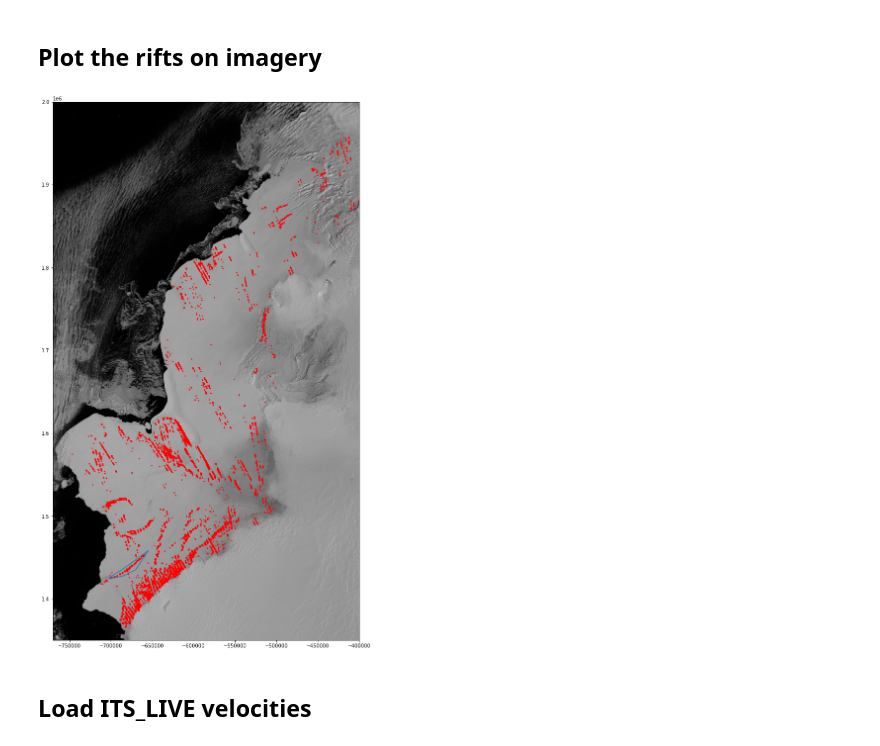
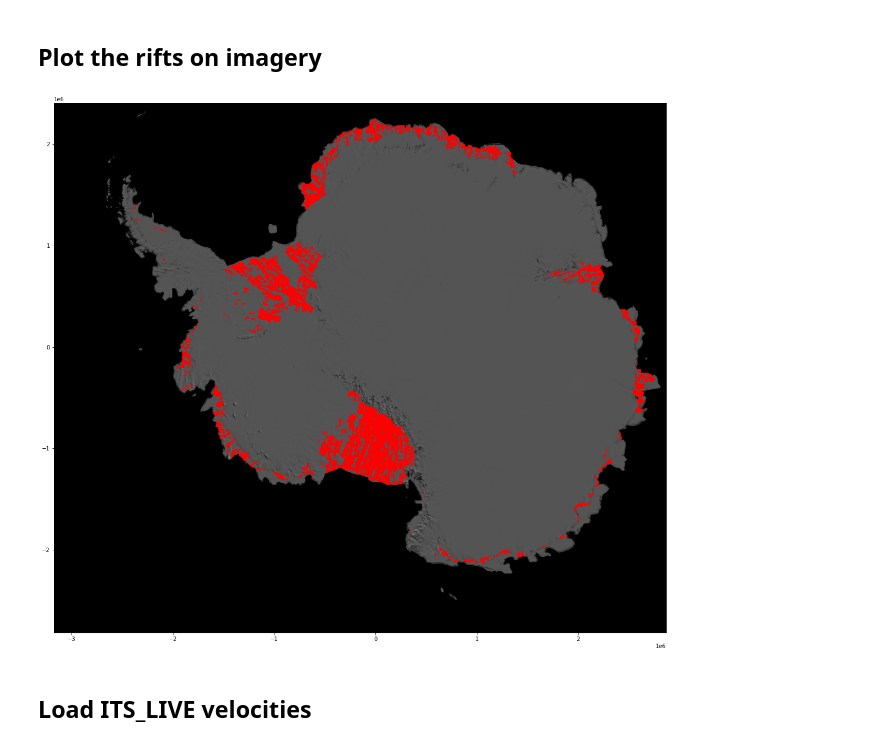
Before and after one commit to bradlipovsky/antarctic-rift-catalog, a Jupyter notebook: analyze_rift_measurements.ipynb, the cells around one changed output. Cells and saved outputs as stored; diff of their text form; code cells hidden in the pictures.

```diff
--- a/analyze_rift_measurements.ipynb
+++ b/analyze_rift_measurements.ipynb
@@ -1,54 +1,43 @@
 # %% [markdown]
 ## Plot the rifts on imagery
 # %%
-import cartopy
-import cartopy.crs as ccrs
 import matplotlib.pyplot as plt
 %matplotlib inline
-import pandas as pd
 import numpy as np
 import rasterio
 from rasterio.plot import show
-import matplotlib.colors as colors
 import pickle
 
-shelf_name = 'brunt'
-# Load the rift observations
-rift_obs_output_file_name = shelf_name + '_rift_obs.pickle'
-with open(rift_obs_output_file_name, 'rb') as handle:
-    rift_obs = pickle.load(handle)
-
-image_file = 'riise_2020028_1615_modis_ch02.tif'
-# image_file = '/Users/lipovsky/Downloads/riise_2020028_1615_modis_ch02.tif'
+# image_file = 'riise_2020028_1615_modis_ch02.tif'
+image_file = 'moa750_2014_hp1_v01.tif'
 
 # Plot catalog over imagery
 fig2,ax2 = plt.subplots(figsize=(20,20))
 sat_data = rasterio.open(image_file)
 show(sat_data,cmap="gray",ax=ax2)
-ax2.scatter(rift_obs['x-centroid'] ,rift_obs['y-centroid'] ,s=2,c='r')
+
+
+for shelf_name in ['amery','ross','brunt','Fimbul','Ronne','East','Amundsen']:
+
+    # Load the rift observations
+    rift_obs_output_file_name = shelf_name + '_rift_obs.pickle'
+    with open(rift_obs_output_file_name, 'rb') as handle:
+        rift_obs = pickle.load(handle)
+    ax2.scatter(rift_obs['x-centroid'] ,rift_obs['y-centroid'] ,s=2,c='r')
 
 # This is a good window for the Halloween Crack
-window_x_halloween = [-7.3e5,-6.4e5]
-window_y_halloween = [1.35e6,1.46e6]
+# window_x_halloween = [-7.3e5,-6.4e5]
+# window_y_halloween = [1.35e6,1.46e6]
 
 # This is a good window for all of brunt-riiser-ekstrom
-window_x = [-7.7e5,-4.0e5]
-window_y = [1.35e6,2e6]
+# window_x = [-7.7e5,-4.0e5]
+# window_y = [1.35e6,2e6]
 
-plt.ylim(window_y)
-plt.xlim(window_x)
+# This is a good window for Ross
+# window_x = [-6e5,4e5]
+# window_y = [-1.4e6,-0.4e6]
 
-
-
-# Make a bounding box and only look at the points within the box
-
-from shapely.geometry import Point, Polygon
-
-coords = [(-701000,1424000), (-685000,1427500), (-670000,1435000), (-660000,1450000),
-         (-655000,1458000),(-685000,1436000),(-703000,1425000)]
-poly = Polygon(coords)
-box_x,box_y = poly.exterior.xy
-plt.plot(box_x,box_y)
-plt.show()
+# plt.ylim(window_y)
+# plt.xlim(window_x)
 # %% [output]
-[figure, old version]
+[figure, new version]
```
Also changed, not shown: parts of 2 cells of this notebook, 2 other files.
